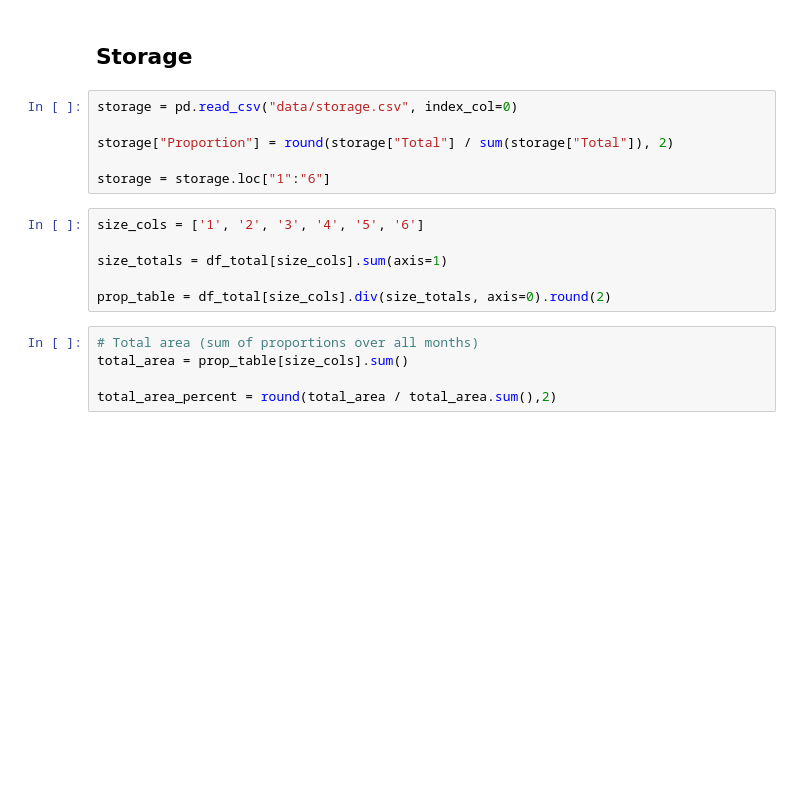
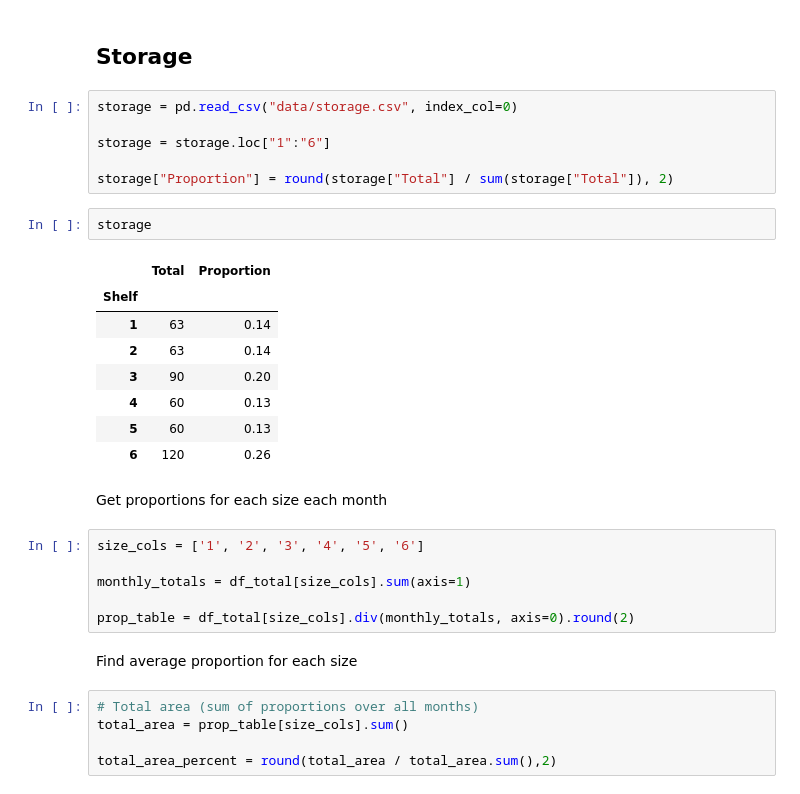
Before and after one commit to reedbc1/Diapers, a Jupyter notebook: diapers.ipynb, the cells around one changed output. Cells and saved outputs as stored; diff of their text form; blank space fills up the shorter version.

```diff
--- a/diapers.ipynb
+++ b/diapers.ipynb
@@ -497,15 +497,30 @@ plt.show()
 # %%
 storage = pd.read_csv("data/storage.csv", index_col=0)
 
+storage = storage.loc["1":"6"]
+
 storage["Proportion"] = round(storage["Total"] / sum(storage["Total"]), 2)
-
-storage = storage.loc["1":"6"]
+# %%
+storage
+# %% [output]
+|  | Total | Proportion |
+| Shelf |  |  |
+| 1 | 63 | 0.14 |
+| 2 | 63 | 0.14 |
+| 3 | 90 | 0.20 |
+| 4 | 60 | 0.13 |
+| 5 | 60 | 0.13 |
+| 6 | 120 | 0.26 |
+# %% [markdown]
+Get proportions for each size each month
 # %%
 size_cols = ['1', '2', '3', '4', '5', '6']
 
-size_totals = df_total[size_cols].sum(axis=1)
+monthly_totals = df_total[size_cols].sum(axis=1)
 
-prop_table = df_total[size_cols].div(size_totals, axis=0).round(2)
+prop_table = df_total[size_cols].div(monthly_totals, axis=0).round(2)
+# %% [markdown]
+Find average proportion for each size
 # %%
 # Total area (sum of proportions over all months)
 total_area = prop_table[size_cols].sum()
```
Also changed, not shown: parts of 7 cells of this notebook.
